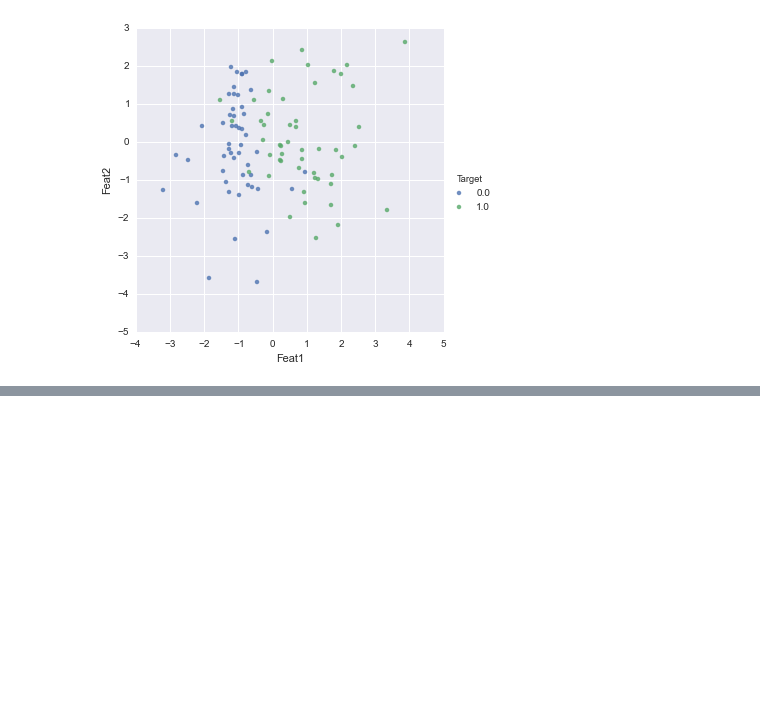
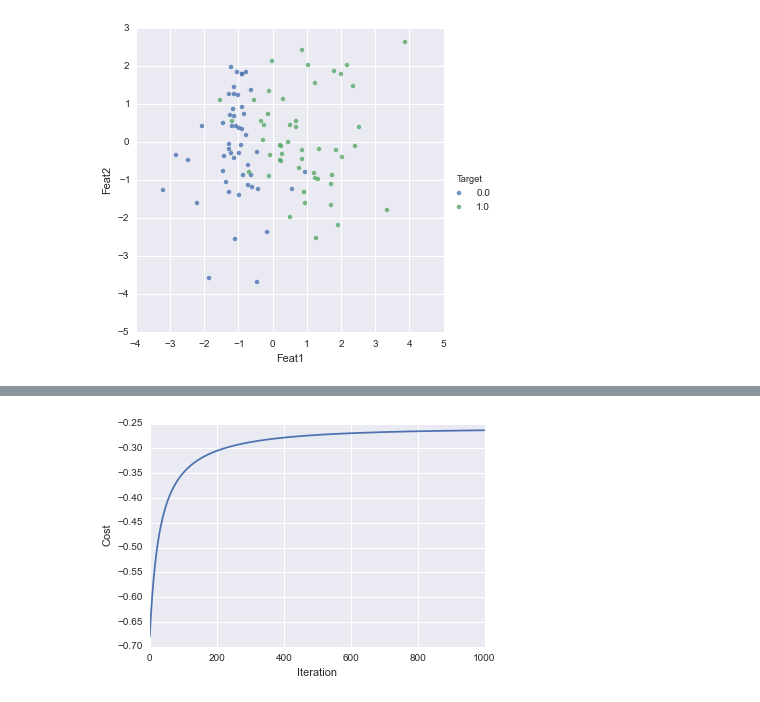
Before and after one commit to MarvinBertin/ML-Algorithms, a Jupyter notebook: LogisticRegression/Logistic Regression.ipynb, the cells around one changed output, grey strips where cells are left out. Cells and saved outputs as stored; diff of their text form; code cells hidden in the pictures; blank space fills up the shorter version.

```diff
--- a/LogisticRegression/Logistic Regression.ipynb
+++ b/LogisticRegression/Logistic Regression.ipynb
@@ -54,0 +86,8 @@ predict_func = predict
+# %%
+# Check if your model reached convergence
+plt.plot(xrange(len(model1.costs_ascent)), model1.costs_ascent)
+plt.xlabel("Iteration")
+plt.ylabel("Cost")
+plt.show()
+# %% [output]
+[figure, added]
```
Also changed, not shown: parts of 21 cells of this notebook.
